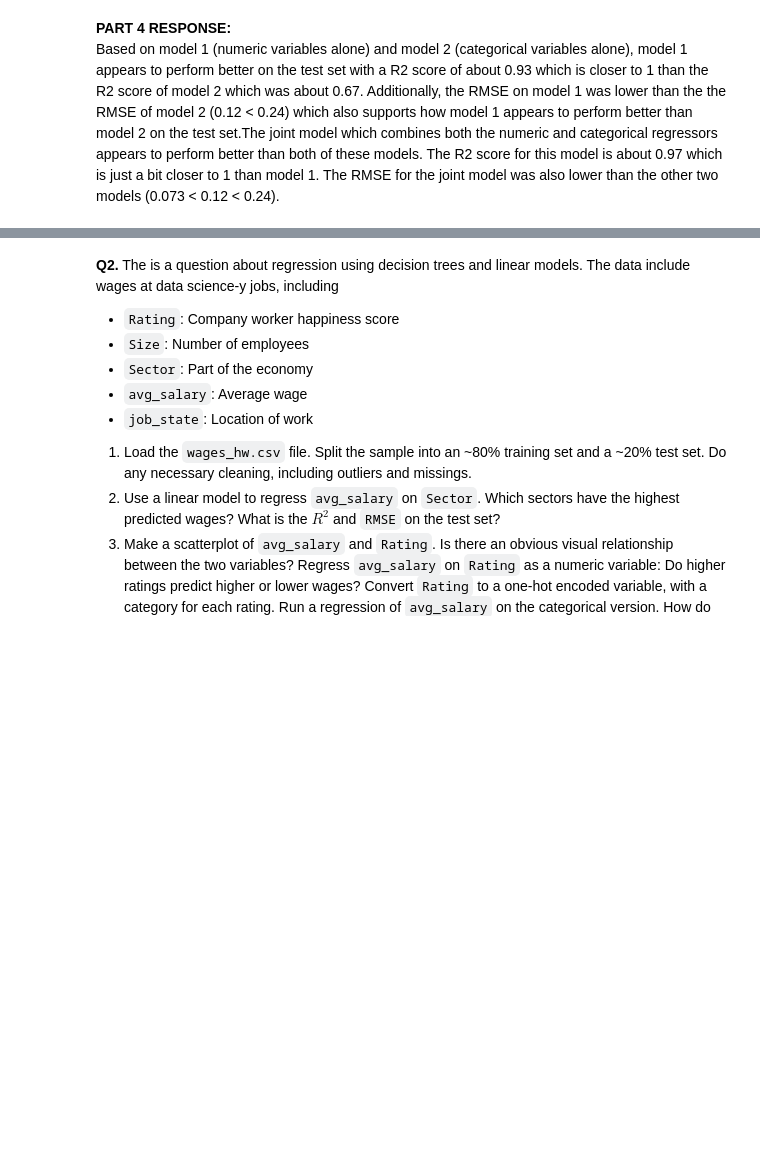
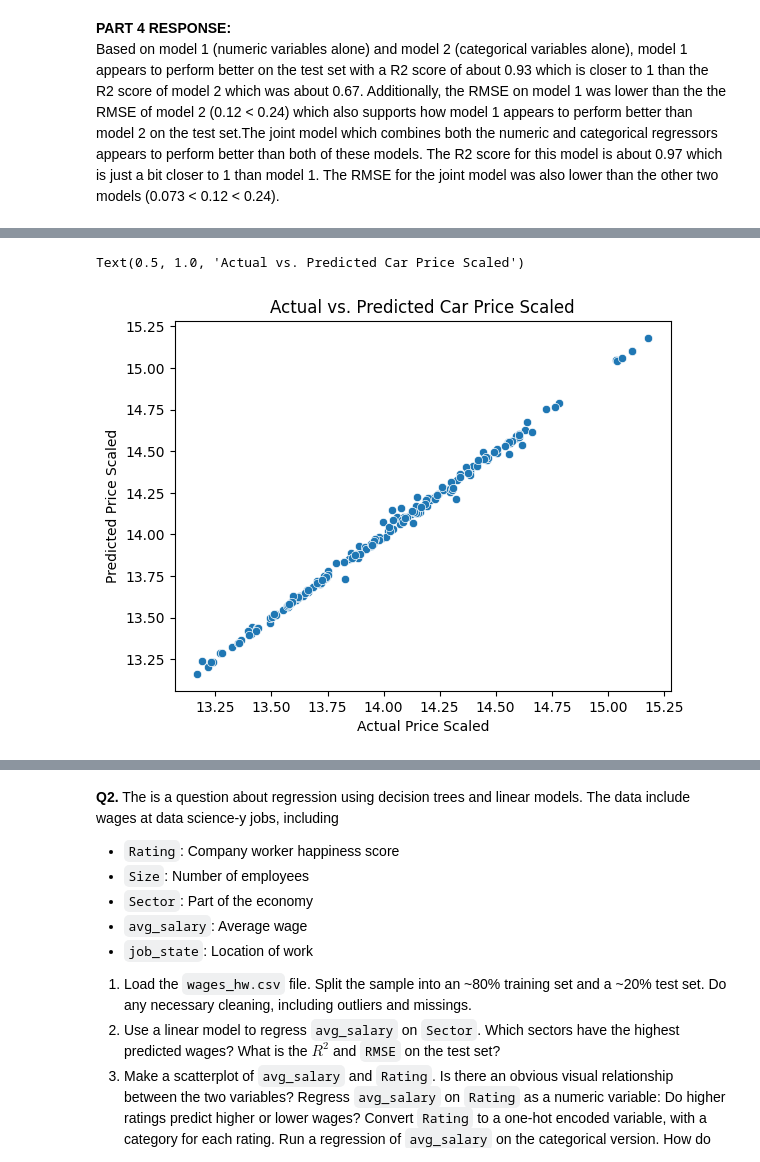
Before and after one commit to chrryyy/assignment4, a Jupyter notebook: assignment4.ipynb, the cells around one changed output, grey strips where cells are left out. Drawn from its saved outputs; the diff is of its cells as text; code cells hidden in the pictures; blank space fills up the shorter version.

```diff
--- a/assignment4.ipynb
+++ b/assignment4.ipynb
@@ -228,0 +267,10 @@ Based on model 1 (numeric variables alone) and model 2 (categorical variables al
+# %%
+# Part 5 - Using PolynomialFeatures (degree = 4)
+polynomial = PolynomialFeatures(degree=4)
+cars_prepared_poly = polynomial.fit_transform(cars_prepared)
+X_test_prepared_poly = polynomial.transform(X_test_prepared)
+
+reg = LinearRegression().fit(cars_prepared_poly, y_train)
+y_pred = reg.predict(X_test_prepared_poly)
+print("R2 Score on test set: " + str(r2_score(y_test, y_pred)))
+print("RMSE on test set: " + str(mean_squared_error(y_test, y_pred, squared=False)))
@@ -229,4 +283,12 @@ Based on model 1 (numeric variables alone) and model 2 (categorical variables al
 # %%
 # Part 6 - Determine predicted values and plot for best model so far
+y_pred = reg.predict(X_test_prepared_poly)
+sns.scatterplot(x=y_test, y=y_pred)
+plt.xlabel("Actual Price Scaled")
+plt.ylabel("Predicted Price Scaled")
+plt.title("Actual vs. Predicted Car Price Scaled")
+# %% [output]
+Text(0.5, 1.0, 'Actual vs. Predicted Car Price Scaled')
+[figure, added]
 # %%
 # Part 6 - Compute residuals/errors for test data
```
Also changed, not shown: parts of 21 cells of this notebook.
